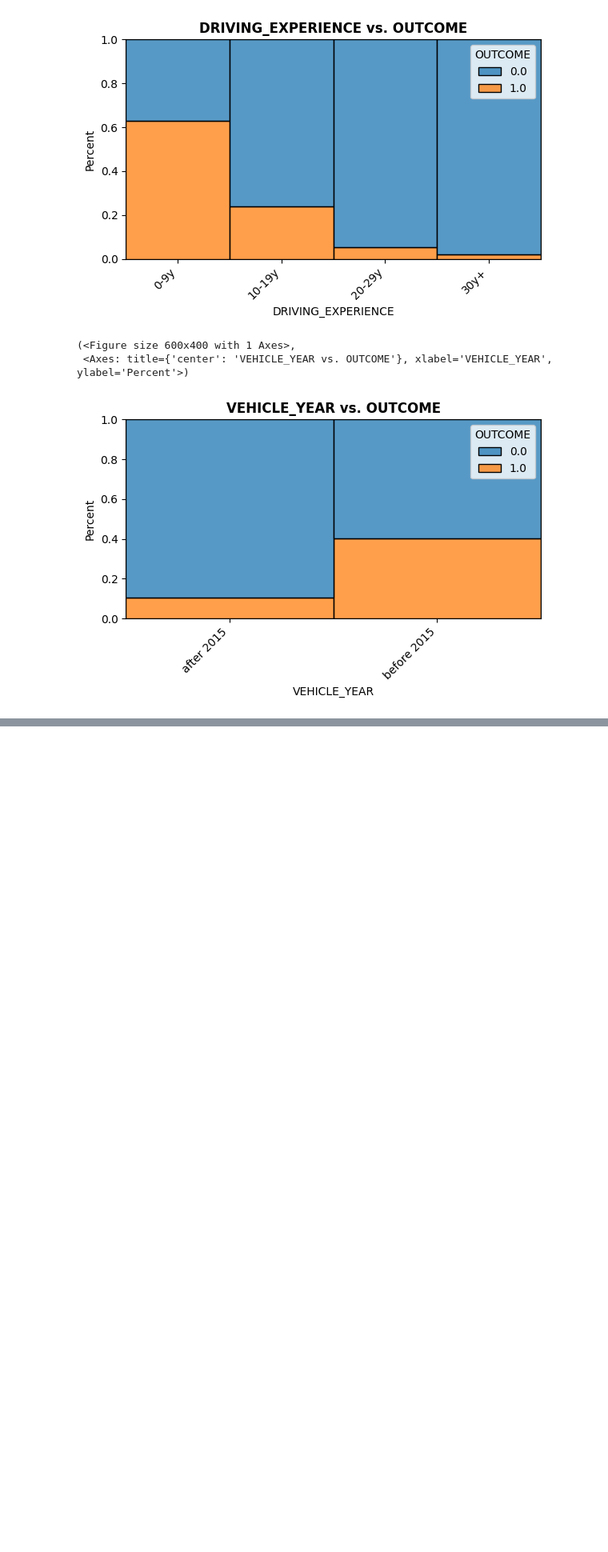
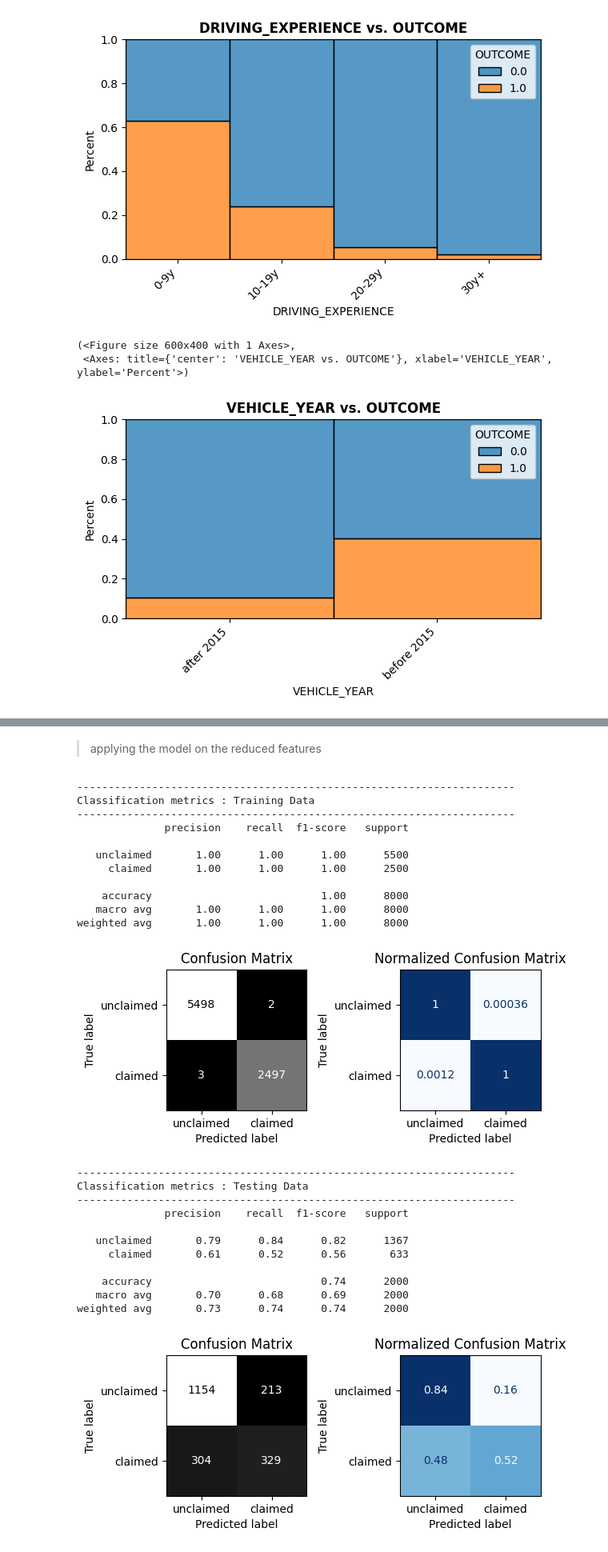
Before and after one commit to YazanMaghary/Car-Insurance-Claim-Prediction, a Jupyter notebook: notebook/project.ipynb, the cells around one changed output, grey strips where cells are left out. Shown at 80% size. Drawn from its saved outputs; the diff is of its cells as text; code cells hidden in the pictures; blank space fills up the shorter version.

```diff
--- a/notebook/project.ipynb
+++ b/notebook/project.ipynb
@@ -897,0 +954,10 @@ plot_categorical_vs_target(df , x=feature ,y=target,target_type='class')
+# %%
+pca = PCA(n_components=3)
+pca_pipe = make_pipeline_imb(columns_transformers ,smote, pca)
+pca_pipe.fit(X_train , y_train)
+X_train_pca = pca_pipe.transform(X_train)
+X_test_pca = pca_pipe.transform(X_test)
+display(X_train_pca.shape)
+display(X_test_pca.shape)
+display(X_train_pca.head(3))
+display(X_test_pca.head(3))
@@ -897,0 +977,31 @@ plot_categorical_vs_target(df , x=feature ,y=target,target_type='class')
+# %% [markdown]
+> applying the model on the reduced features
+# %%
+rf_clf = RandomForestClassifier(random_state=42)
+rf_clf.fit(X_train_pca , y_train)
+evaluation_classification(rf_clf , X_train_pca , y_train , X_test_pca , y_test , target_names=['unclaimed' , 'claimed'])
+# %% [output]
+----------------------------------------------------------------------
+Classification metrics : Training Data
+----------------------------------------------------------------------
+              precision    recall  f1-score   support
+
+   unclaimed       1.00      1.00      1.00      5500
+     claimed       1.00      1.00      1.00      2500
+
+    accuracy                           1.00      8000
+   macro avg       1.00      1.00      1.00      8000
+weighted avg       1.00      1.00      1.00      8000
+[figure, added]
+----------------------------------------------------------------------
+Classification metrics : Testing Data
+----------------------------------------------------------------------
+              precision    recall  f1-score   support
+
+   unclaimed       0.79      0.84      0.82      1367
+     claimed       0.61      0.52      0.56       633
+
+    accuracy                           0.74      2000
+   macro avg       0.70      0.68      0.69      2000
+weighted avg       0.73      0.74      0.74      2000
+[figure, added]
```
Also changed, not shown: parts of 59 cells of this notebook.
